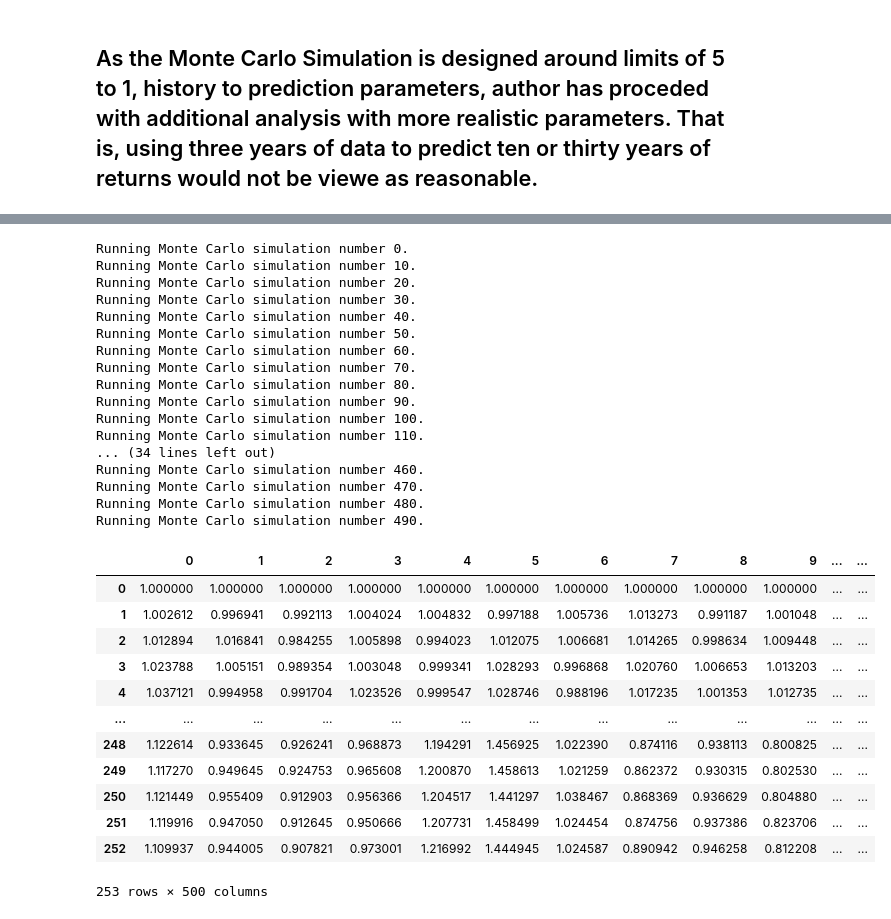
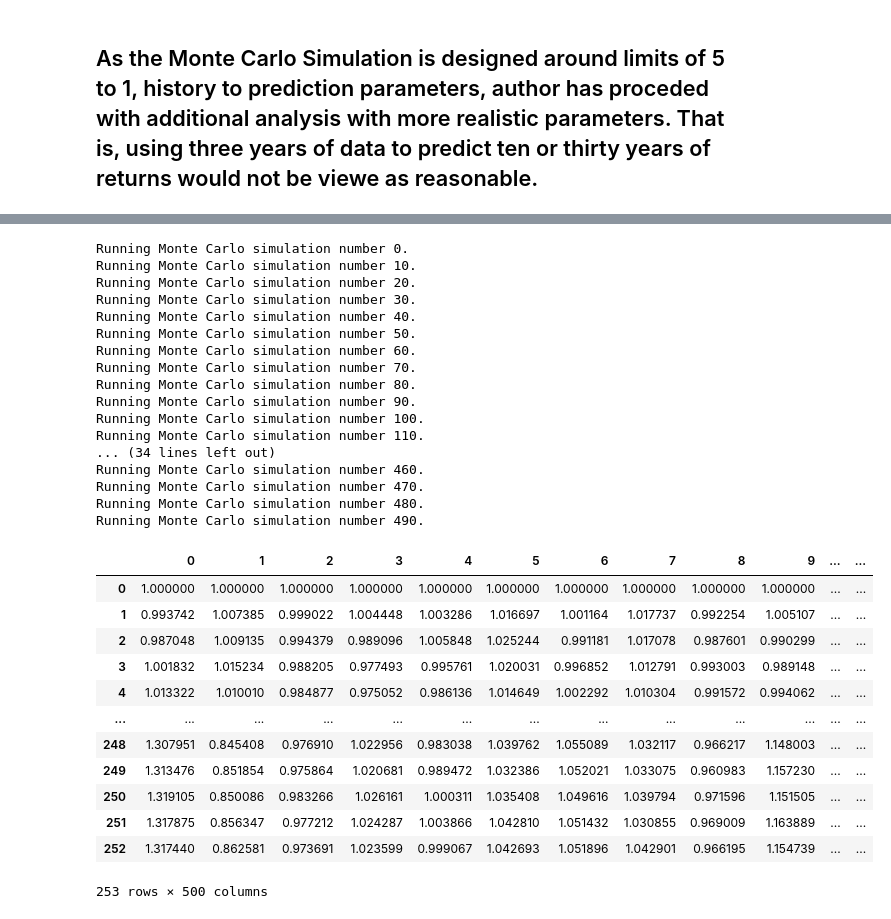
Before and after one commit to Billie-LS/Emergency_and_Retirement_Financial_Planner, a Jupyter notebook: financial_planning_tools.ipynb, the cells around one changed output, grey strips where cells are left out. Drawn from its saved outputs; the diff is of its cells as text; code cells hidden in the pictures.

```diff
--- a/financial_planning_tools.ipynb
+++ b/financial_planning_tools.ipynb
@@ -1177,51 +1388,52 @@ Timestamp('2015-09-24 18:10:52.280282')
 # %%
-# Configure the Monte Carlo simulation to forecast 1 years cumulative returns with 7 years data history
+# Configure the Monte Carlo simulation to forecast 1 years cumulative returns with 7 years data history (i.e. 7:1)
 # The weights should be split 40% to AGG and 60% to SPY.
 # Run 500 samples.
+prices_7yr_1yr_df  = prices_7yr_df
 
-MC_four_six_weight = MCSimulation(
-    portfolio_data = prices_3yr_df,
+MC_four_six_7yr_1yr_weight = MCSimulation(
+    portfolio_data = prices_7yr_1yr_df,
     weights = [.4, .6],
     num_simulation = 500,
     num_trading_days = 252*1
 )
 
 # Review the simulation input data
-MC_four_six_weight.portfolio_data.head()
+MC_four_six_7yr_1yr_weight.portfolio_data.head()
 
 # Run a Monte Carlo simulation to forecast five years cumulative returns
 
-MC_four_six_weight.calc_cumulative_return()
+MC_four_six_7yr_1yr_weight.calc_cumulative_return()
 # %% [output]
 Running Monte Carlo simulation number 0.
 Running Monte Carlo simulation number 10.
 Running Monte Carlo simulation number 20.
 Running Monte Carlo simulation number 30.
 Running Monte Carlo simulation number 40.
 Running Monte Carlo simulation number 50.
 Running Monte Carlo simulation number 60.
 Running Monte Carlo simulation number 70.
 Running Monte Carlo simulation number 80.
 Running Monte Carlo simulation number 90.
 Running Monte Carlo simulation number 100.
 Running Monte Carlo simulation number 110.
 ... (34 lines left out)
 Running Monte Carlo simulation number 460.
 Running Monte Carlo simulation number 470.
 Running Monte Carlo simulation number 480.
 Running Monte Carlo simulation number 490.
 |  | 0 | 1 | 2 | 3 | 4 | 5 | 6 | 7 | 8 | 9 | ... | ... |
 | 0 | 1.000000 | 1.000000 | 1.000000 | 1.000000 | 1.000000 | 1.000000 | 1.000000 | 1.000000 | 1.000000 | 1.000000 | ... | ... |
-| 1 | 1.002612 | 0.996941 | 0.992113 | 1.004024 | 1.004832 | 0.997188 | 1.005736 | 1.013273 | 0.991187 | 1.001048 | ... | ... |
-| 2 | 1.012894 | 1.016841 | 0.984255 | 1.005898 | 0.994023 | 1.012075 | 1.006681 | 1.014265 | 0.998634 | 1.009448 | ... | ... |
-| 3 | 1.023788 | 1.005151 | 0.989354 | 1.003048 | 0.999341 | 1.028293 | 0.996868 | 1.020760 | 1.006653 | 1.013203 | ... | ... |
-| 4 | 1.037121 | 0.994958 | 0.991704 | 1.023526 | 0.999547 | 1.028746 | 0.988196 | 1.017235 | 1.001353 | 1.012735 | ... | ... |
+| 1 | 0.993742 | 1.007385 | 0.999022 | 1.004448 | 1.003286 | 1.016697 | 1.001164 | 1.017737 | 0.992254 | 1.005107 | ... | ... |
+| 2 | 0.987048 | 1.009135 | 0.994379 | 0.989096 | 1.005848 | 1.025244 | 0.991181 | 1.017078 | 0.987601 | 0.990299 | ... | ... |
+| 3 | 1.001832 | 1.015234 | 0.988205 | 0.977493 | 0.995761 | 1.020031 | 0.996852 | 1.012791 | 0.993003 | 0.989148 | ... | ... |
+| 4 | 1.013322 | 1.010010 | 0.984877 | 0.975052 | 0.986136 | 1.014649 | 1.002292 | 1.010304 | 0.991572 | 0.994062 | ... | ... |
 | ... | ... | ... | ... | ... | ... | ... | ... | ... | ... | ... | ... | ... |
-| 248 | 1.122614 | 0.933645 | 0.926241 | 0.968873 | 1.194291 | 1.456925 | 1.022390 | 0.874116 | 0.938113 | 0.800825 | ... | ... |
-| 249 | 1.117270 | 0.949645 | 0.924753 | 0.965608 | 1.200870 | 1.458613 | 1.021259 | 0.862372 | 0.930315 | 0.802530 | ... | ... |
-| 250 | 1.121449 | 0.955409 | 0.912903 | 0.956366 | 1.204517 | 1.441297 | 1.038467 | 0.868369 | 0.936629 | 0.804880 | ... | ... |
-| 251 | 1.119916 | 0.947050 | 0.912645 | 0.950666 | 1.207731 | 1.458499 | 1.024454 | 0.874756 | 0.937386 | 0.823706 | ... | ... |
-| 252 | 1.109937 | 0.944005 | 0.907821 | 0.973001 | 1.216992 | 1.444945 | 1.024587 | 0.890942 | 0.946258 | 0.812208 | ... | ... |
+| 248 | 1.307951 | 0.845408 | 0.976910 | 1.022956 | 0.983038 | 1.039762 | 1.055089 | 1.032117 | 0.966217 | 1.148003 | ... | ... |
+| 249 | 1.313476 | 0.851854 | 0.975864 | 1.020681 | 0.989472 | 1.032386 | 1.052021 | 1.033075 | 0.960983 | 1.157230 | ... | ... |
+| 250 | 1.319105 | 0.850086 | 0.983266 | 1.026161 | 1.000311 | 1.035408 | 1.049616 | 1.039794 | 0.971596 | 1.151505 | ... | ... |
+| 251 | 1.317875 | 0.856347 | 0.977212 | 1.024287 | 1.003866 | 1.042810 | 1.051432 | 1.030855 | 0.969009 | 1.163889 | ... | ... |
+| 252 | 1.317440 | 0.862581 | 0.973691 | 1.023599 | 0.999067 | 1.042693 | 1.051896 | 1.042901 | 0.966195 | 1.154739 | ... | ... |
 253 rows × 500 columns
 # %%
 # Visualize the 1-year Monte Carlo simulation by creating an
```
Also changed, not shown: parts of 52 cells of this notebook, 6 other files.
